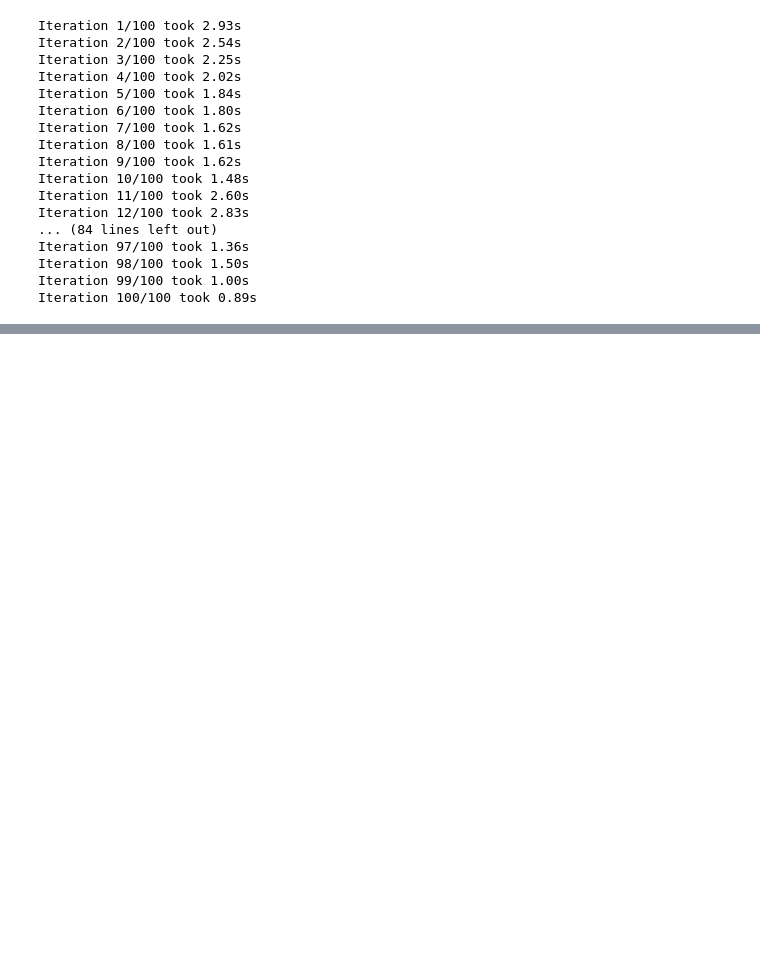
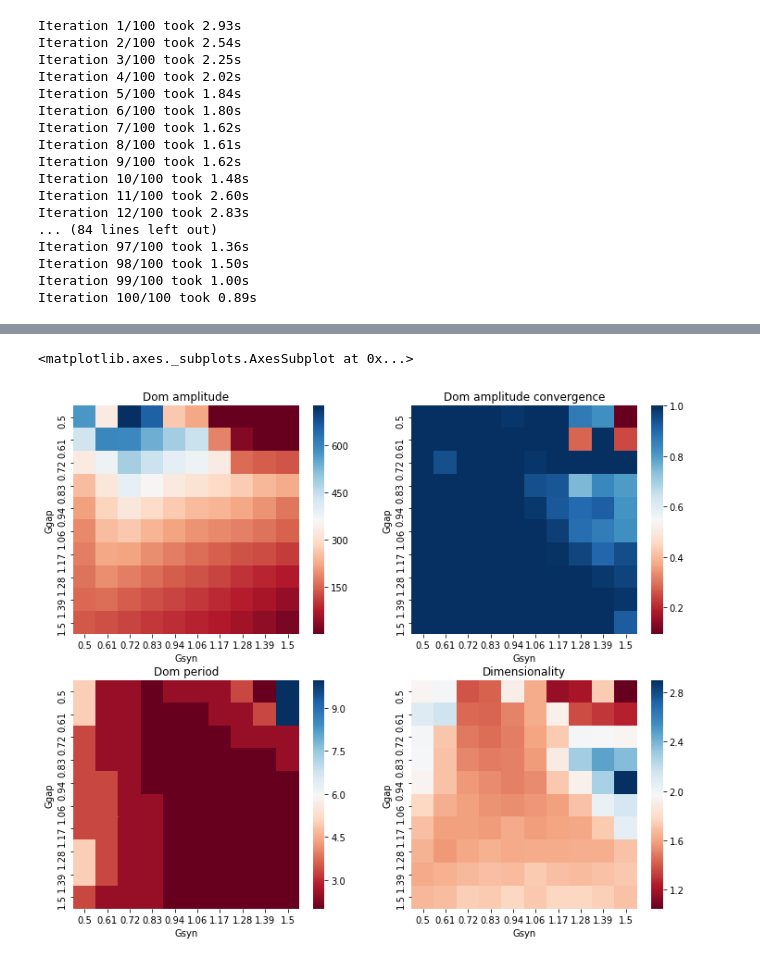
Before and after one commit to sjonany/c-elegans-interactome-analysis, a Jupyter notebook: all_at_a_time.ipynb, the cells around one changed output, grey strips where cells are left out. Saved outputs shown, nothing was run; the diff lists cells and outputs as text; code cells hidden in the pictures; blank space fills up the shorter version.

```diff
--- a/all_at_a_time.ipynb
+++ b/all_at_a_time.ipynb
@@ -101,0 +100,29 @@ _ = fig.colorbar(im, ax=ax)
+# %%
+import seaborn as sns
+import pandas as pd
+
+def plot_heatmap(ax, ggap_vals, gsyn_vals, output_vals):
+  ggap_vals = np.round(ggap_vals, 2)
+  gsyn_vals = np.round(gsyn_vals, 2)
+  df = pd.DataFrame.from_dict(np.array([ggap_vals,gsyn_vals,output_vals]).T)
+  df.columns = ['Ggap','Gsyn','Output']
+  df['Output'] = pd.to_numeric(df['Output'])
+  pivotted = df.pivot('Ggap','Gsyn','Output')
+  return sns.heatmap(pivotted,cmap='RdBu', ax = ax)
+
+fig, axes = plt.subplots(nrows = 2, ncols = 2, figsize=(12, 10))
+ax = axes[0][0]
+ax.set_title("Dom amplitude")
+plot_heatmap(ax, ggap_vals, gsyn_vals, dom_amplitude_vals)
+ax = axes[0][1]
+ax.set_title("Dom amplitude convergence")
+plot_heatmap(ax, ggap_vals, gsyn_vals, dom_amplitude_convergence_vals)
+ax = axes[1][0]
+ax.set_title("Dom period")
+plot_heatmap(ax, ggap_vals, gsyn_vals, dom_period_vals)
+ax = axes[1][1]
+ax.set_title("Dimensionality")
+plot_heatmap(ax, ggap_vals, gsyn_vals, dimensionality_vals)
+# %% [output]
+<matplotlib.axes._subplots.AxesSubplot at 0x...>
+[figure, added]
```
Also changed, not shown: parts of 1 cell of this notebook.
